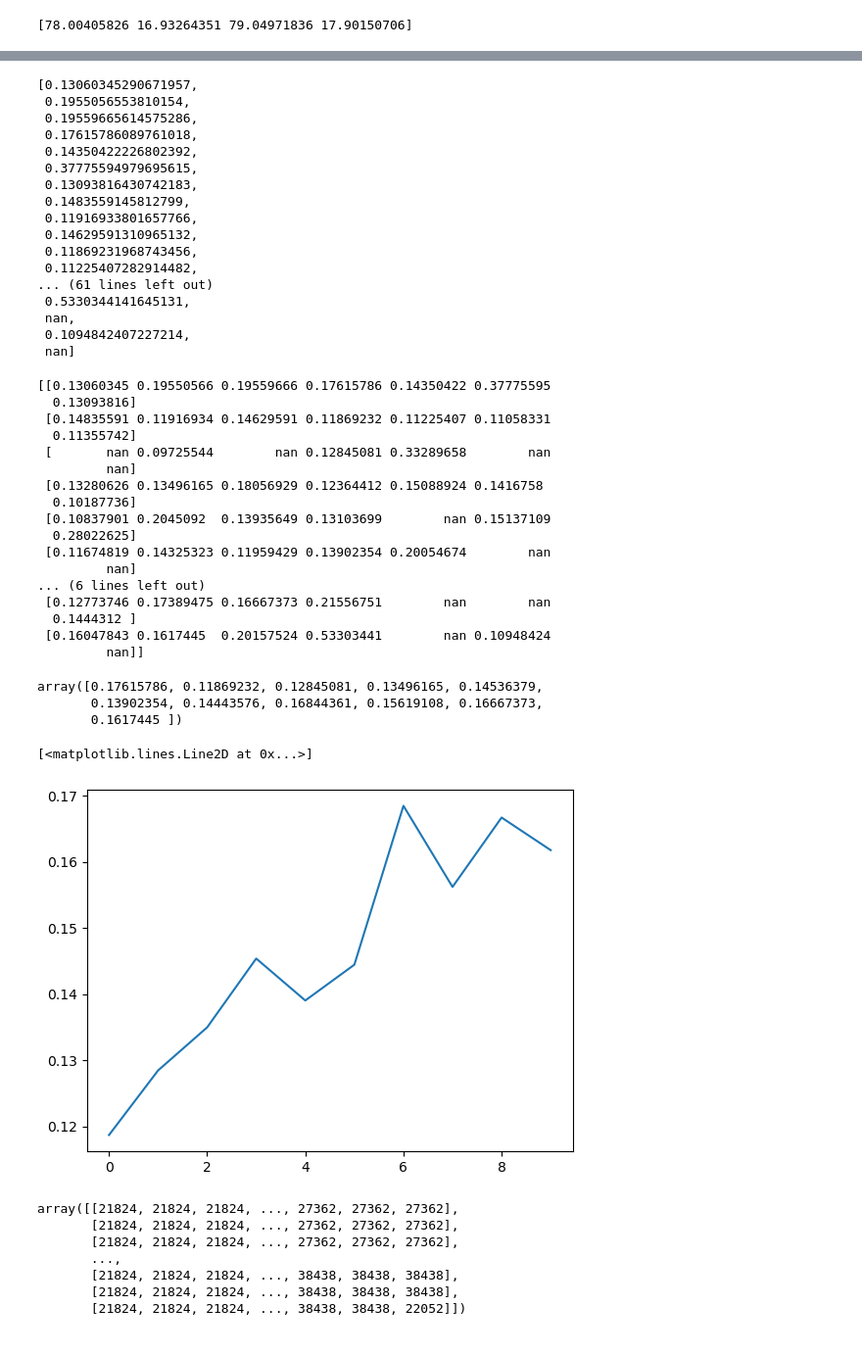
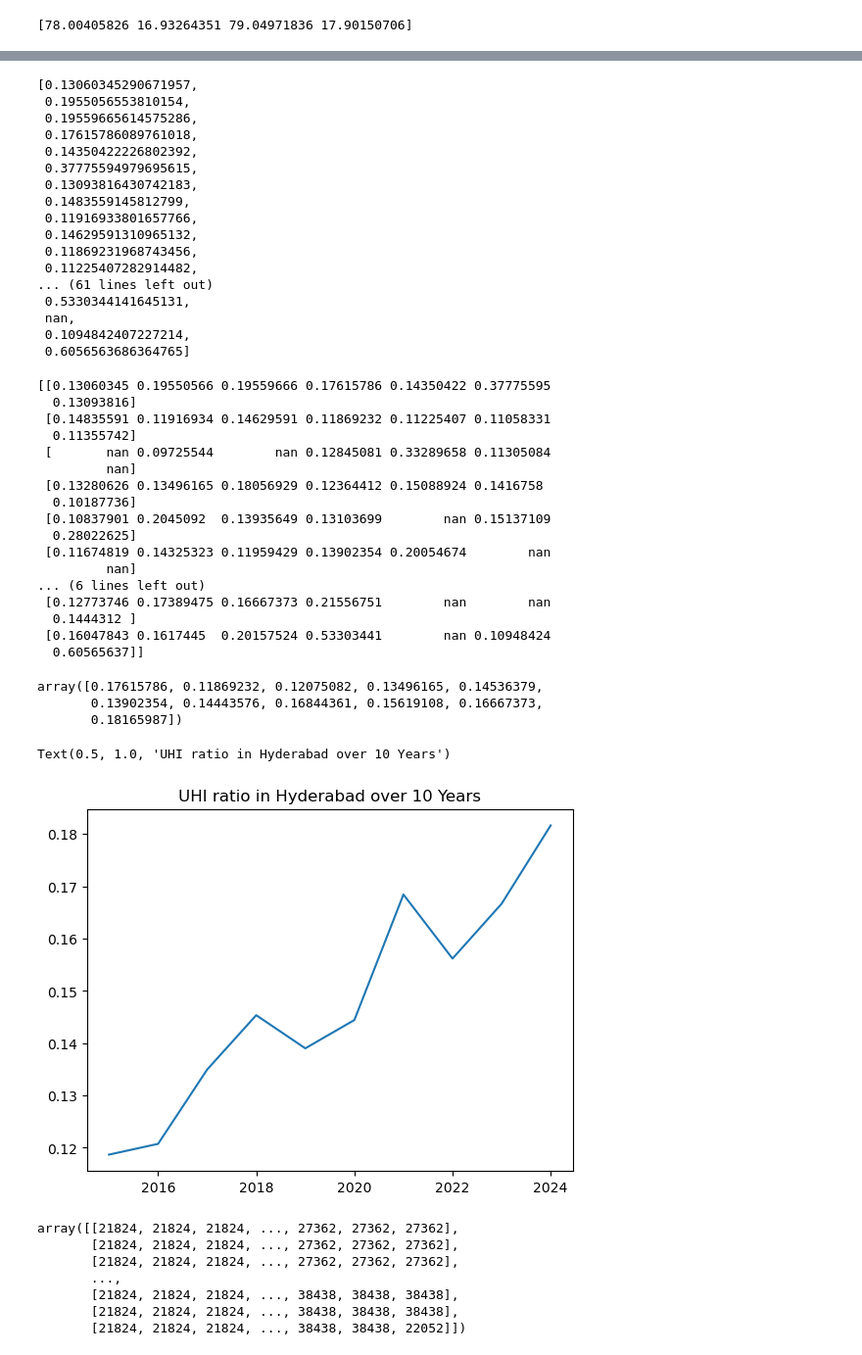
Before and after one commit to Rishi-Bharadwaj/Urban-Heat-Island, a Jupyter notebook: New Notebooks/lst_analysis_2.ipynb, the cells around one changed output, grey strips where cells are left out. Shown at 98% size. Cells and saved outputs as stored; diff of their text form; code cells hidden in the pictures.

Commit message:
plots

```diff
--- a/New Notebooks/lst_analysis_2.ipynb
+++ b/New Notebooks/lst_analysis_2.ipynb
@@ -40,7 +41,7 @@ def calculate_uhi(tiff_path):
             lst2 = np.copy(LST_C)
             lst2[(mask == 1)] = np.nan  # Set NaN for high uncertainty and clouds
             nan_count=np.isnan(lst2).sum()
-            if nan_count>= 0.4* lst2.shape[0]*lst2.shape[1]:
+            if nan_count>= 0.5* lst2.shape[0]*lst2.shape[1]:
                 return (np.nan,np.nan)
             # Compute mean and standard deviation, avoiding all-NaN arrays
             mean = np.nanmean(lst2)
@@ -123,5 +118,0 @@ array([  3,  15,  27,  39,  51,  63,  75,  87,  99, 111])
-# %%
-feb_vals=[]
-for i in feb:
-    feb_vals.append(ratios[i])
-feb_vals
@@ -144,4 +118,0 @@ plt.plot(feb,feb_vals)
-# %%
-for i, ele in enumerate(ratios):
-    if ele<0 or ele>=0.6:
-        print(i%12)
@@ -196,7 +160,7 @@ fratios
  0.5330344141645131,
  nan,
  0.1094842407227214,
- nan]
+ 0.6056563686364765]
 # %%
 len(fratios)
 means=[]
@@ -210,7 +174,7 @@ means
   0.13093816]
  [0.14835591 0.11916934 0.14629591 0.11869232 0.11225407 0.11058331
   0.11355742]
- [       nan 0.09725544        nan 0.12845081 0.33289658        nan
+ [       nan 0.09725544        nan 0.12845081 0.33289658 0.11305084
          nan]
  [0.13280626 0.13496165 0.18056929 0.12364412 0.15088924 0.1416758
   0.10187736]
@@ -222,15 +186,16 @@ means
  [0.12773746 0.17389475 0.16667373 0.21556751        nan        nan
   0.1444312 ]
  [0.16047843 0.1617445  0.20157524 0.53303441        nan 0.10948424
-         nan]]
+  0.60565637]]
-array([0.17615786, 0.11869232, 0.12845081, 0.13496165, 0.14536379,
+array([0.17615786, 0.11869232, 0.12075082, 0.13496165, 0.14536379,
        0.13902354, 0.14443576, 0.16844361, 0.15619108, 0.16667373,
-       0.1617445 ])
+       0.18165987])
 # %%
-plt.plot(np.arange(0,10),means[1:])
+plt.plot(np.arange(2015,2025),means[1:])
+plt.title("UHI ratio in Hyderabad over 10 Years")
 # %% [output]
-[<matplotlib.lines.Line2D at 0x...>]
+Text(0.5, 1.0, 'UHI ratio in Hyderabad over 10 Years')
-[figure, old version]
+[figure, new version]
 # %%
 import rasterio
 import numpy as np
```
Also changed, not shown: parts of 6 cells of this notebook, 3 other files.
